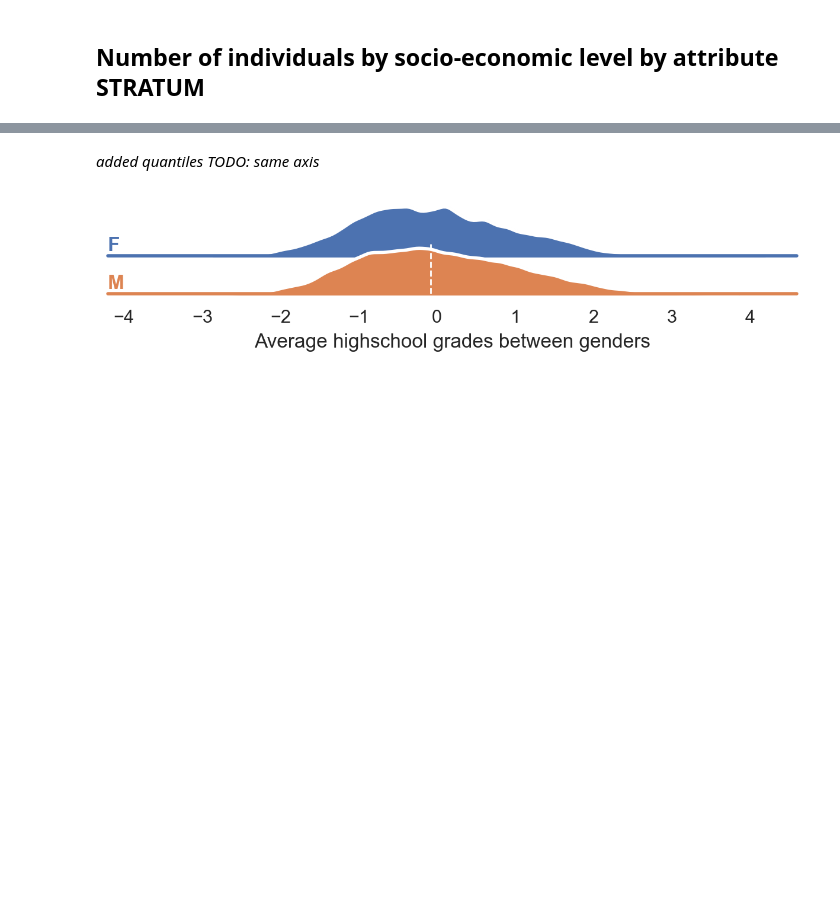
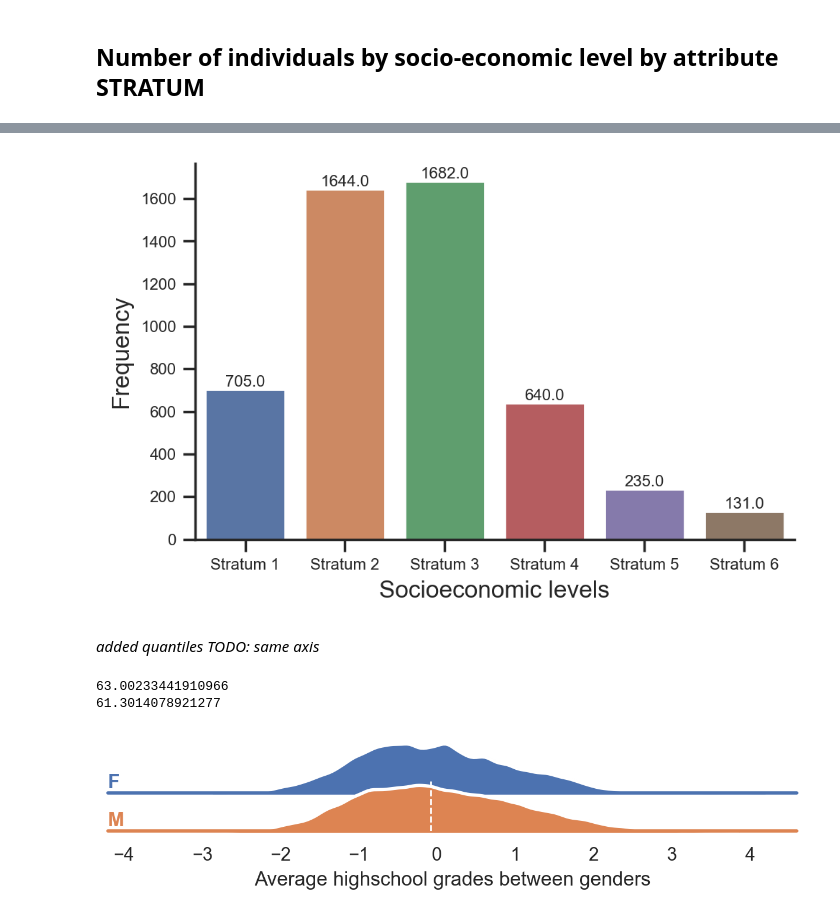
Before and after one commit to s183910/Bachelor_Gabi_Kat, a Jupyter notebook: Notebooks/Basic_dists/Plots_4_rep-standardized.ipynb, the cells around one changed output, grey strips where cells are left out. Cells and saved outputs as stored; diff of their text form; code cells hidden in the pictures; blank space fills up the shorter version.

```diff
--- a/Notebooks/Basic_dists/Plots_4_rep-standardized.ipynb
+++ b/Notebooks/Basic_dists/Plots_4_rep-standardized.ipynb
@@ -98,6 +120,36 @@ AttributeError: 'AxesSubplot' object has no attribute 'bar_label'
+# %%
+g = sns.catplot(x="STRATUM", kind="count",   data=df_F, legend=True, order=['Stratum 1','Stratum 2','Stratum 3','Stratum 4','Stratum 5','Stratum 6'])
+g.fig.set_size_inches(5, 3)
+
+# extract the matplotlib axes_subplot objects from the FacetGrid
+ax = g.facet_axis(0, 0)
+
+# iterate through the axes containers
+for c in ax.containers:
+    labels = [f'{(v.get_height()):.1f}' for v in c]
+
+    ax.bar_label(c, labels=labels, label_type='edge', fontsize=8)
+ax.set_xlabel('Socioeconomic levels', fontdict=None, labelpad=None)
+ax.set_ylabel('Frequency', fontdict=None, labelpad=None)
+ax.xaxis.set_tick_params(labelsize=8)
+ax.yaxis.set_tick_params(labelsize=8)
+# %% [output]
+[figure, added]
 # %% [markdown]
 *added quantiles*
 *TODO: same axis*
+# %%
+df = pd.read_csv("df_sum_score_ex.csv")
+
+df_temp = df.copy()
+df_M = df_temp[df_temp.GENDER_bin == 0]
+df_F = df_temp[df_temp.GENDER_bin == 1]
+
+print(df_M.HI_GRADE_AVG.mean() )
+print(df_F.HI_GRADE_AVG.mean() )
+# %% [output]
+63.00233441910966
+61.3014078921277
 # %%
 sns.set_theme(style="white", rc={"axes.facecolor": (0, 0, 0, 0)})
 
```
Also changed, not shown: parts of 7 cells of this notebook, 15 other files.
